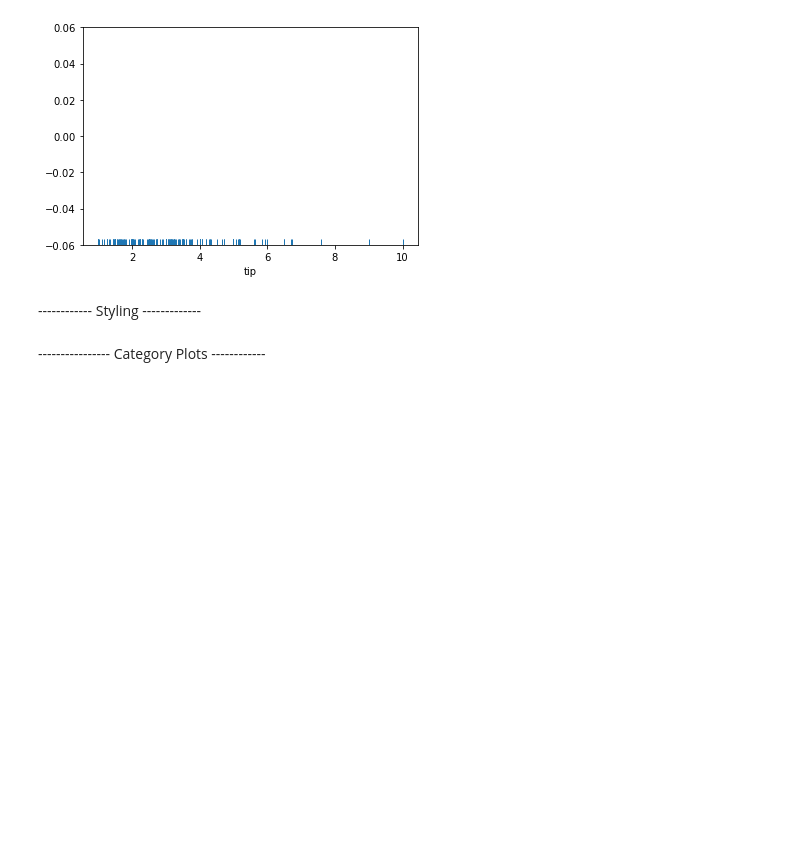
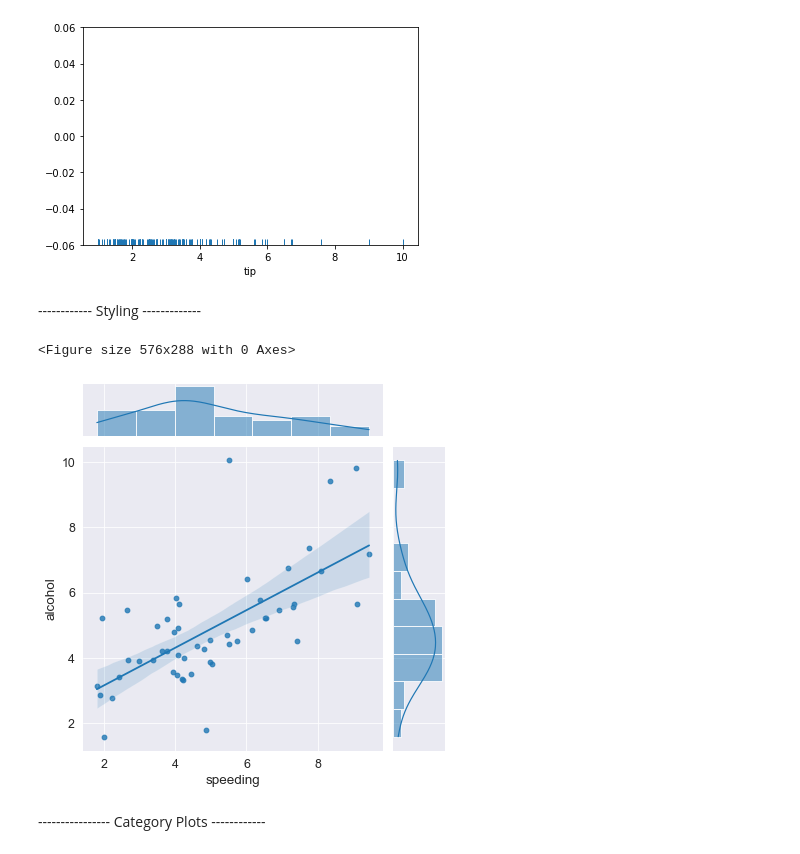
Before and after one commit to otkhwae/Seaborn, a Jupyter notebook: Seaborn_tut.ipynb, the cells around one changed output. Saved outputs shown, nothing was run; the diff lists cells and outputs as text; code cells hidden in the pictures; blank space fills up the shorter version.

Commit message:
styling of distribution plots

```diff
--- a/Seaborn_tut.ipynb
+++ b/Seaborn_tut.ipynb
@@ -100,5 +100,14 @@ sns.rugplot(tips_df['tip'])
 [figure]
 # %% [markdown]
 ------------ Styling -------------
+# %%
+sns.set_style('darkgrid')
+plt.figure(figsize=(8,4))
+sns.set_context('paper', font_scale=1.4)
+sns.jointplot(x='speeding', y= 'alcohol', data=crash_df,kind= 'reg')
+#sns.despine(left=True, bottom=True,top=True, right=True)
+# %% [output]
+<Figure size 576x288 with 0 Axes>
+[figure, added]
 # %% [markdown]
 ---------------- Category Plots ------------
```
